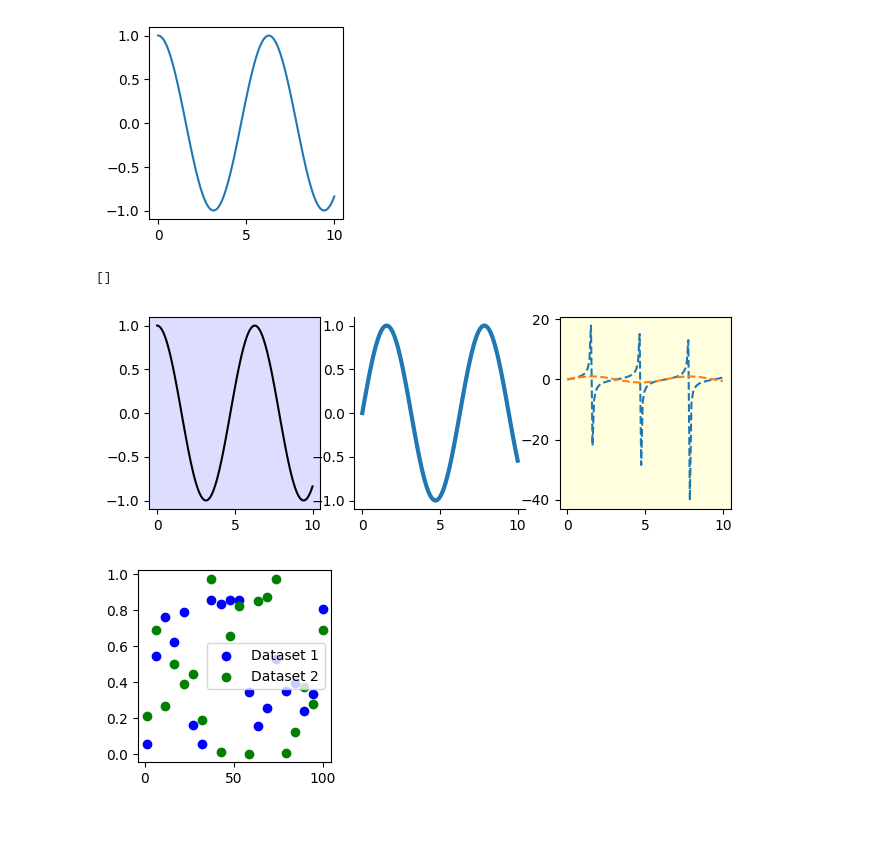
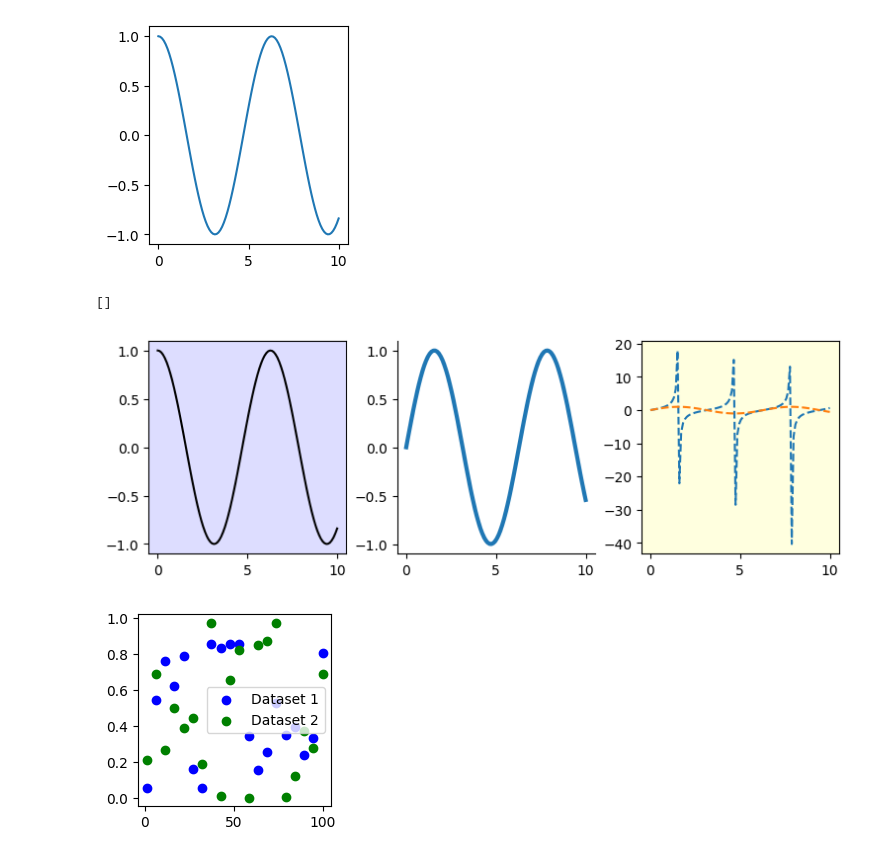
Before and after one commit to Savith-02/notebooks, a Jupyter notebook: matplotlib_plots.ipynb, the cells around one changed output. Drawn from its saved outputs; the diff is of its cells as text; code cells hidden in the pictures; blank space fills up the shorter version.

```diff
--- a/matplotlib_plots.ipynb
+++ b/matplotlib_plots.ipynb
@@ -8,13 +8,13 @@ height = 2.5
 # %%
 x = np.linspace(0, 10, 100)
 y = np.cos(x)
-fig, ax = plt.subplots(figsize=(2.5, 2.5))
+fig, ax = plt.subplots(figsize=(2.5, 2.5), constrained_layout=True)
 ax.plot(x,y)
 plt.show()
 # %% [output]
-[figure, old version]
+[figure, new version]
 # %%
-fig, (ax1, ax2, ax3) = plt.subplots(1, 3,figsize=(7.5, 2.5))
+fig, (ax1, ax2, ax3) = plt.subplots(1, 3,figsize=(7.5, 2.5), constrained_layout=True)
 
 x = np.linspace(0, 10, 100)
 
@@ -35,7 +35,7 @@ ax3.plot(x, y3, x, y4, linestyle="--")
 plt.plot()
 # %% [output]
 []
-[figure, old version]
+[figure, new version]
 # %%
 plt.figure(figsize=(width, height))
 x = np.linspace(1, 100, 20)
```
Also changed, not shown: parts of 4 cells of this notebook.
